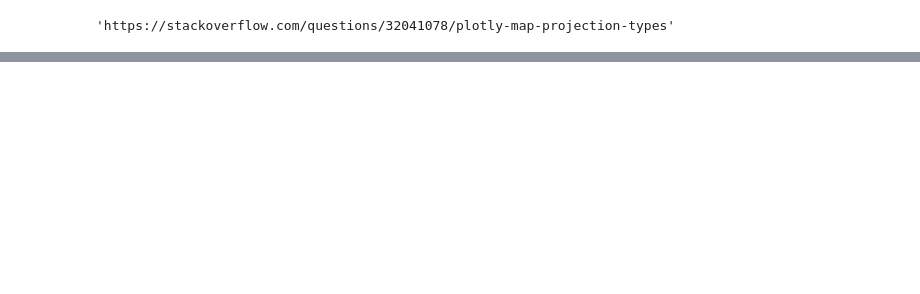
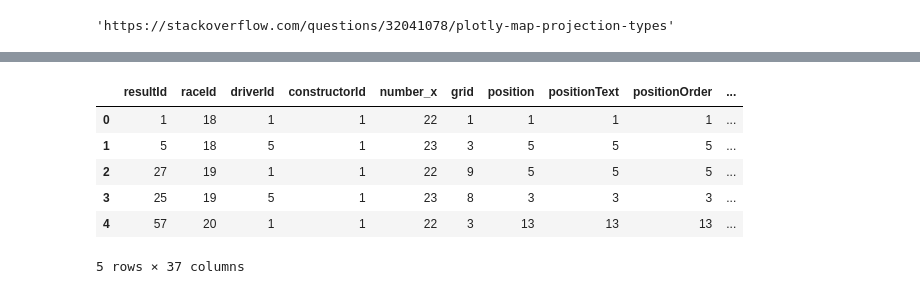
Before and after one commit to fpiedra47/formula_1, a Jupyter notebook: f1.ipynb, the cells around one changed output, grey strips where cells are left out. Cells and saved outputs as stored; diff of their text form; code cells hidden in the pictures; blank space fills up the shorter version.

```diff
--- a/f1.ipynb
+++ b/f1.ipynb
@@ -212,3 +226,18 @@ mapa.add_child(plugins.HeatMap(coord))
 mapa
 # %% [output]
 [interactive output not drawn]
+# %%
+#Merge dataframes
+df_result = pd.merge(df_results, df_drivers, on='driverId')
+df_const  = pd.merge(df_result, df_races, on='raceId')
+df_race   = pd.merge(df_const, df_constructors, on='constructorId')
+# %%
+df_race.head()
+# %% [output]
+|  | resultId | raceId | driverId | constructorId | number_x | grid | position | positionText | positionOrder | ... |
+| 0 | 1 | 18 | 1 | 1 | 22 | 1 | 1 | 1 | 1 | ... |
+| 1 | 5 | 18 | 5 | 1 | 23 | 3 | 5 | 5 | 5 | ... |
+| 2 | 27 | 19 | 1 | 1 | 22 | 9 | 5 | 5 | 5 | ... |
+| 3 | 25 | 19 | 5 | 1 | 23 | 8 | 3 | 3 | 3 | ... |
+| 4 | 57 | 20 | 1 | 1 | 22 | 3 | 13 | 13 | 13 | ... |
+5 rows × 37 columns
```
Also changed, not shown: parts of 4 cells of this notebook.
